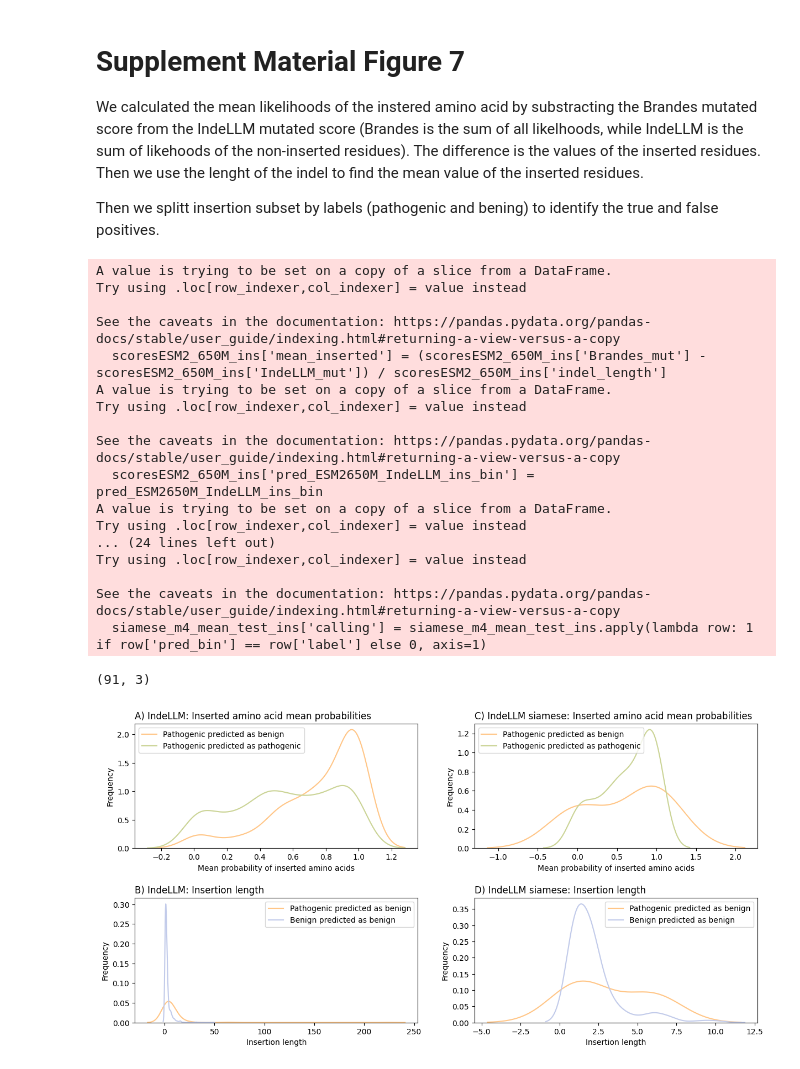
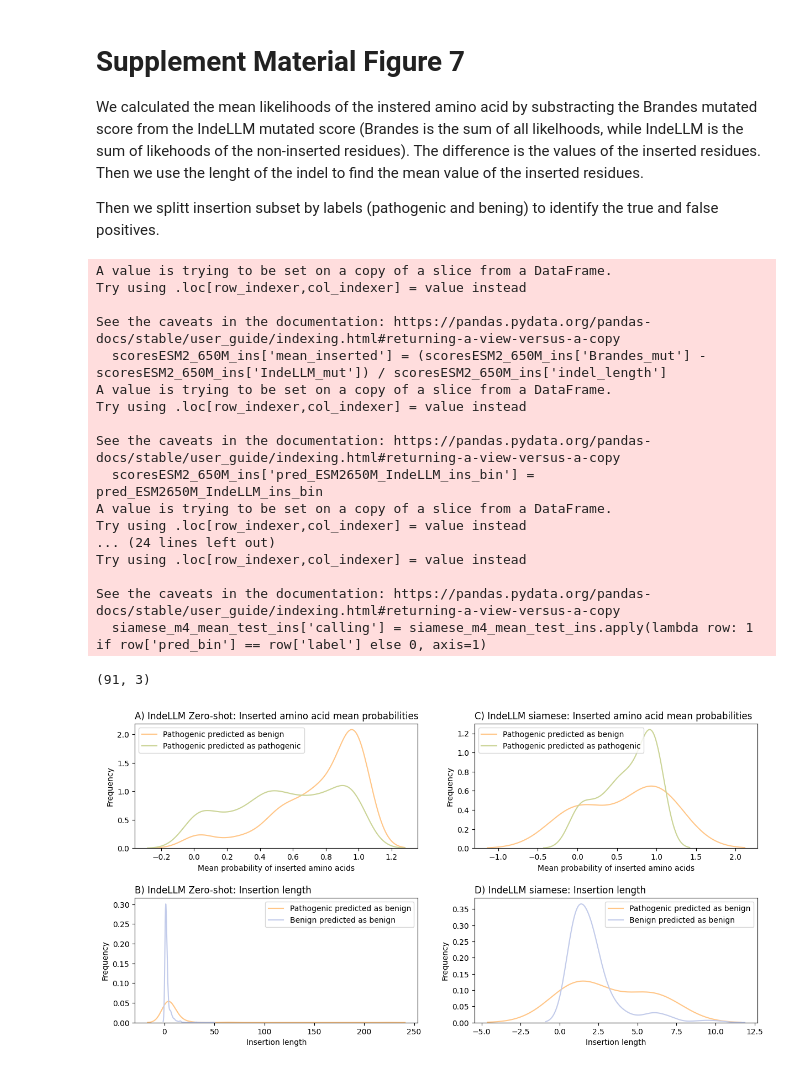
Before and after one commit to OriolGraCar/IndeLLM, a Jupyter notebook: Analysis/Analysis.ipynb, the cells around one changed output. Saved outputs shown, nothing was run; the diff lists cells and outputs as text; code cells hidden in the pictures.

```diff
--- a/Analysis/Analysis.ipynb
+++ b/Analysis/Analysis.ipynb
@@ -958,13 +958,13 @@ fig.tight_layout(w_pad=2)
 fig.subplots_adjust(wspace=0.2, hspace=0.4)
 sns.kdeplot(scoresESM2_650M_ins_pathogenic_fail['mean_inserted'], color='#FFC687', ax = axes[0,0], label = 'Pathogenic predicted as benign')
 sns.kdeplot(scoresESM2_650M_ins_pathogenic_correct['mean_inserted'], color = '#CBD496', ax = axes[0,0], label = 'Pathogenic predicted as pathogenic')
-axes[0,0].set_title('A) IndeLLM: Inserted amino acid mean probabilities', loc = 'left')
+axes[0,0].set_title('A) IndeLLM Zero-shot: Inserted amino acid mean probabilities', loc = 'left')
 axes[0,0].set_xlabel('Mean probability of inserted amino acids')
 axes[0,0].set_ylabel('Frequency')
 axes[0,0].legend()
 sns.kdeplot(scoresESM2_650M_ins_pathogenic_fail['indel_length'], color='#FFC687', ax= axes[1,0], label = 'Pathogenic predicted as benign')
 sns.kdeplot(scoresESM2_650M_ins_benign_correct['indel_length'], color = '#C2CBEA', ax= axes[1,0], label = 'Benign predicted as benign')
-axes[1,0].set_title('B) IndeLLM: Insertion length', loc = 'left')
+axes[1,0].set_title('B) IndeLLM Zero-shot: Insertion length', loc = 'left')
 axes[1,0].set_xlabel('Insertion length')
 axes[1,0].set_ylabel('Frequency')
 axes[1,0].legend()
@@ -974,31 +974,31 @@ axes[0,1].set_title('C) IndeLLM siamese: Inserted amino acid mean probabilities'
 axes[0,1].set_xlabel('Mean probability of inserted amino acids')
 axes[0,1].set_ylabel('Frequency')
 axes[0,1].legend()
 sns.kdeplot(siamese_m4_mean_test_ins_pathogenic_fail['indel_length'], color='#FFC687', ax= axes[1,1], label = 'Pathogenic predicted as benign')
 sns.kdeplot(siamese_m4_mean_test_ins_benign_correct['indel_length'], color = '#C2CBEA', ax= axes[1,1], label = 'Benign predicted as benign')
 axes[1,1].set_title('D) IndeLLM siamese: Insertion length', loc = 'left')
 axes[1,1].set_xlabel('Insertion length')
 axes[1,1].set_ylabel('Frequency')
 axes[1,1].legend()
 
 len(scoresESM2_650M_ins_pathogenic_fail[scoresESM2_650M_ins_pathogenic_fail['mean_inserted'] > 0.9]), len(siamese_m4_mean_test_ins_pathogenic_fail[siamese_m4_mean_test_ins_pathogenic_fail['mean_inserted'] > 0.9])
 # %% [output]
 A value is trying to be set on a copy of a slice from a DataFrame.
 Try using .loc[row_indexer,col_indexer] = value instead
 
 See the caveats in the documentation: https://pandas.pydata.org/pandas-docs/stable/user_guide/indexing.html#returning-a-view-versus-a-copy
   scoresESM2_650M_ins['mean_inserted'] = (scoresESM2_650M_ins['Brandes_mut'] - scoresESM2_650M_ins['IndeLLM_mut']) / scoresESM2_650M_ins['indel_length']
 A value is trying to be set on a copy of a slice from a DataFrame.
 Try using .loc[row_indexer,col_indexer] = value instead
 
 See the caveats in the documentation: https://pandas.pydata.org/pandas-docs/stable/user_guide/indexing.html#returning-a-view-versus-a-copy
   scoresESM2_650M_ins['pred_ESM2650M_IndeLLM_ins_bin'] = pred_ESM2650M_IndeLLM_ins_bin
 A value is trying to be set on a copy of a slice from a DataFrame.
 Try using .loc[row_indexer,col_indexer] = value instead
 ... (24 lines left out)
 Try using .loc[row_indexer,col_indexer] = value instead
 
 See the caveats in the documentation: https://pandas.pydata.org/pandas-docs/stable/user_guide/indexing.html#returning-a-view-versus-a-copy
   siamese_m4_mean_test_ins['calling'] = siamese_m4_mean_test_ins.apply(lambda row: 1 if row['pred_bin'] == row['label'] else 0, axis=1)
 (91, 3)
-[figure, old version]
+[figure, new version]
```
Also changed, not shown: parts of 8 cells of this notebook.
